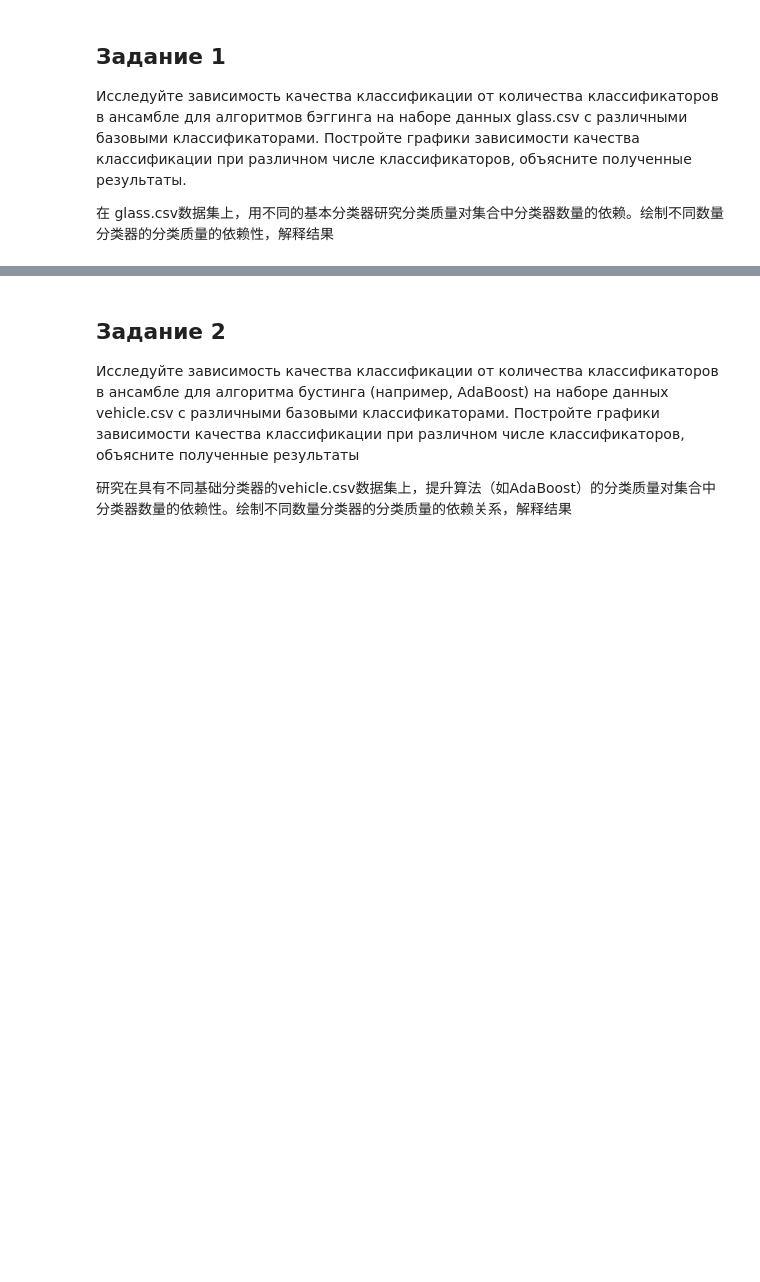
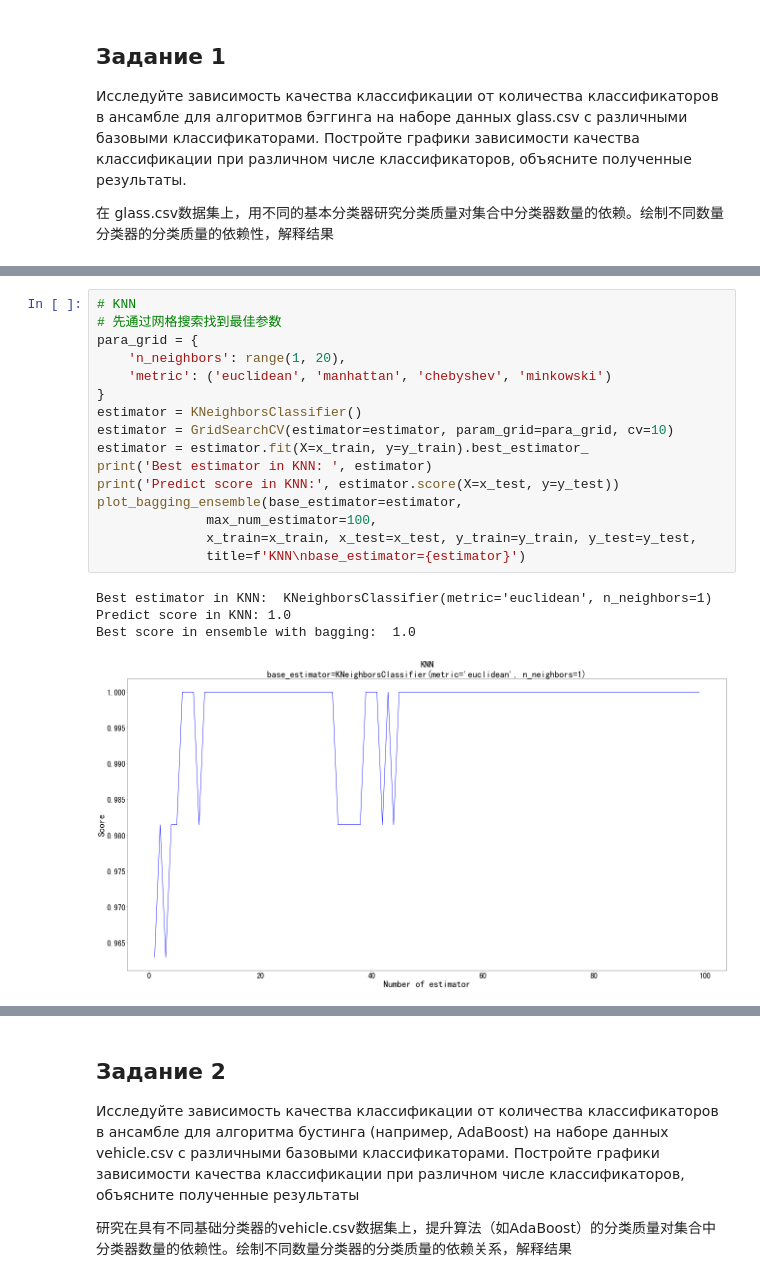
Before and after one commit to NekoSilverFox/Machine-learning, a Jupyter notebook: 199 - 集成学习 - SPbSTU - lab4/lab4 - 集成学习.ipynb, the cells around one changed output, grey strips where cells are left out. Cells and saved outputs as stored; diff of their text form; blank space fills up the shorter version.

```diff
--- a/199 - 集成学习 - SPbSTU - lab4/lab4 - 集成学习.ipynb
+++ b/199 - 集成学习 - SPbSTU - lab4/lab4 - 集成学习.ipynb
@@ -8,0 +49,21 @@
+# %%
+# KNN
+# 先通过网格搜索找到最佳参数
+para_grid = {
+    'n_neighbors': range(1, 20),
+    'metric': ('euclidean', 'manhattan', 'chebyshev', 'minkowski')
+}
+estimator = KNeighborsClassifier()
+estimator = GridSearchCV(estimator=estimator, param_grid=para_grid, cv=10)
+estimator = estimator.fit(X=x_train, y=y_train).best_estimator_
+print('Best estimator in KNN: ', estimator)
+print('Predict score in KNN:', estimator.score(X=x_test, y=y_test))
+plot_bagging_ensemble(base_estimator=estimator,
+              max_num_estimator=100,
+              x_train=x_train, x_test=x_test, y_train=y_train, y_test=y_test,
+              title=f'KNN\nbase_estimator={estimator}')
+# %% [output]
+Best estimator in KNN:  KNeighborsClassifier(metric='euclidean', n_neighbors=1)
+Predict score in KNN: 1.0
+Best score in ensemble with bagging:  1.0
+[figure, added]
```
Also changed, not shown: parts of 10 cells of this notebook, 2 other files.
